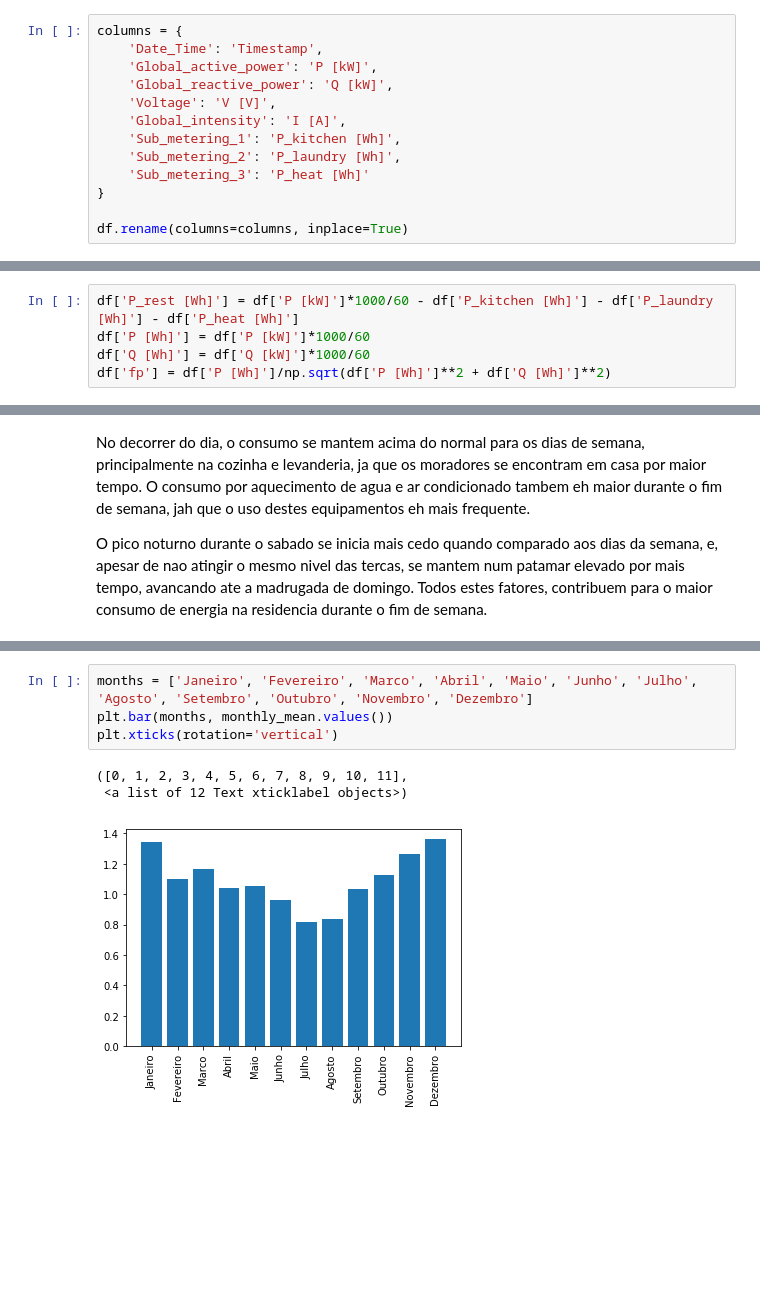
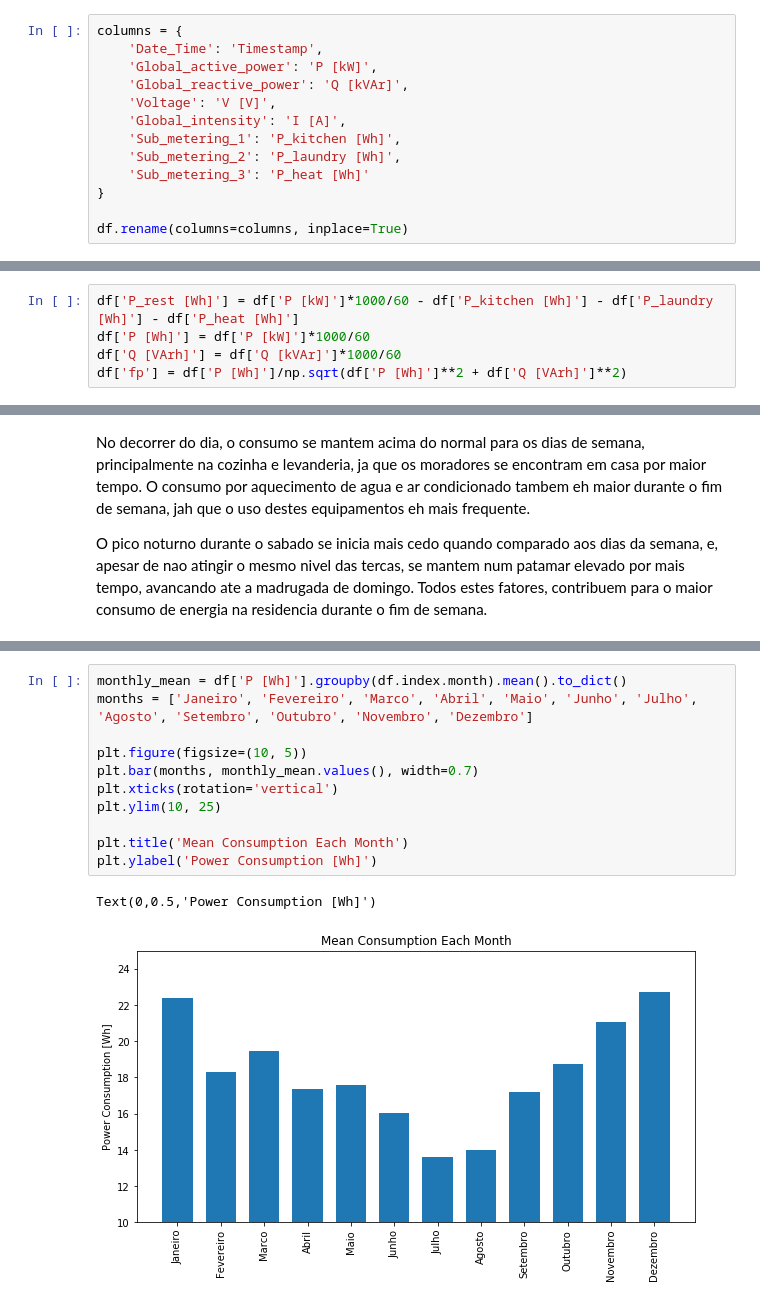
Before and after one commit to gnegrelli/test_ambar, a Jupyter notebook: test_Ambar.ipynb, the cells around one changed output, grey strips where cells are left out. Drawn from its saved outputs; the diff is of its cells as text; blank space fills up the shorter version.

```diff
--- a/test_Ambar.ipynb
+++ b/test_Ambar.ipynb
@@ -19,7 +17,7 @@ Em seguida, as colunas sao renomeadas para melhor compreensao dos dados contidos
 columns = {
     'Date_Time': 'Timestamp',
     'Global_active_power': 'P [kW]',
-    'Global_reactive_power': 'Q [kW]',
+    'Global_reactive_power': 'Q [kVAr]',
     'Voltage': 'V [V]',
     'Global_intensity': 'I [A]',
     'Sub_metering_1': 'P_kitchen [Wh]',
@@ -45,8 +43,8 @@ O dataframe resultante pode ser visto abaixo
 # %%
 df['P_rest [Wh]'] = df['P [kW]']*1000/60 - df['P_kitchen [Wh]'] - df['P_laundry [Wh]'] - df['P_heat [Wh]']
 df['P [Wh]'] = df['P [kW]']*1000/60
-df['Q [Wh]'] = df['Q [kW]']*1000/60
-df['fp'] = df['P [Wh]']/np.sqrt(df['P [Wh]']**2 + df['Q [Wh]']**2)
+df['Q [VArh]'] = df['Q [kVAr]']*1000/60
+df['fp'] = df['P [Wh]']/np.sqrt(df['P [Wh]']**2 + df['Q [VArh]']**2)
 # %%
 df.head()
 # %% [output]
@@ -205,8 +197,14 @@ qyearly_mean = df['Q [kW]'].groupby(df.index.year).mean().to_dict()
 # %%
+monthly_mean = df['P [Wh]'].groupby(df.index.month).mean().to_dict()
 months = ['Janeiro', 'Fevereiro', 'Marco', 'Abril', 'Maio', 'Junho', 'Julho', 'Agosto', 'Setembro', 'Outubro', 'Novembro', 'Dezembro']
-plt.bar(months, monthly_mean.values())
+
+plt.figure(figsize=(10, 5))
+plt.bar(months, monthly_mean.values(), width=0.7)
 plt.xticks(rotation='vertical')
+plt.ylim(10, 25)
+
+plt.title('Mean Consumption Each Month')
+plt.ylabel('Power Consumption [Wh]')
 # %% [output]
-([0, 1, 2, 3, 4, 5, 6, 7, 8, 9, 10, 11],
- <a list of 12 Text xticklabel objects>)
+Text(0,0.5,'Power Consumption [Wh]')
-[figure, old version]
+[figure, new version]
```
Also changed, not shown: parts of 17 cells of this notebook.
